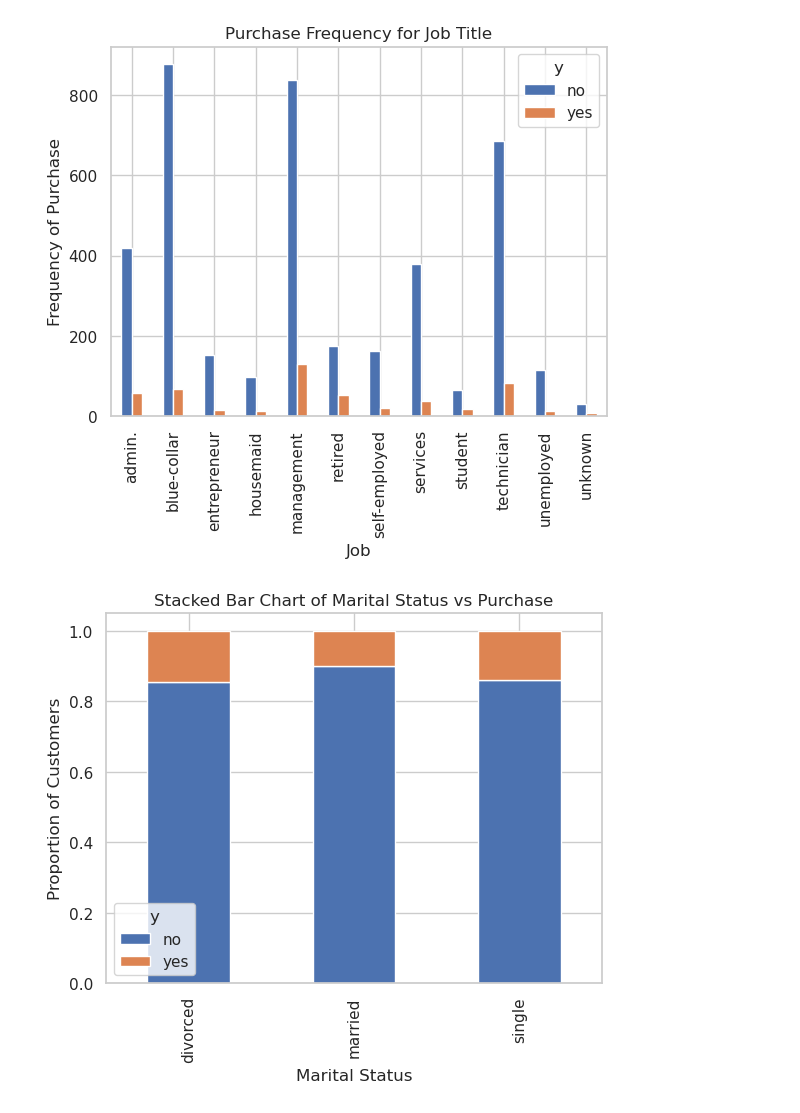
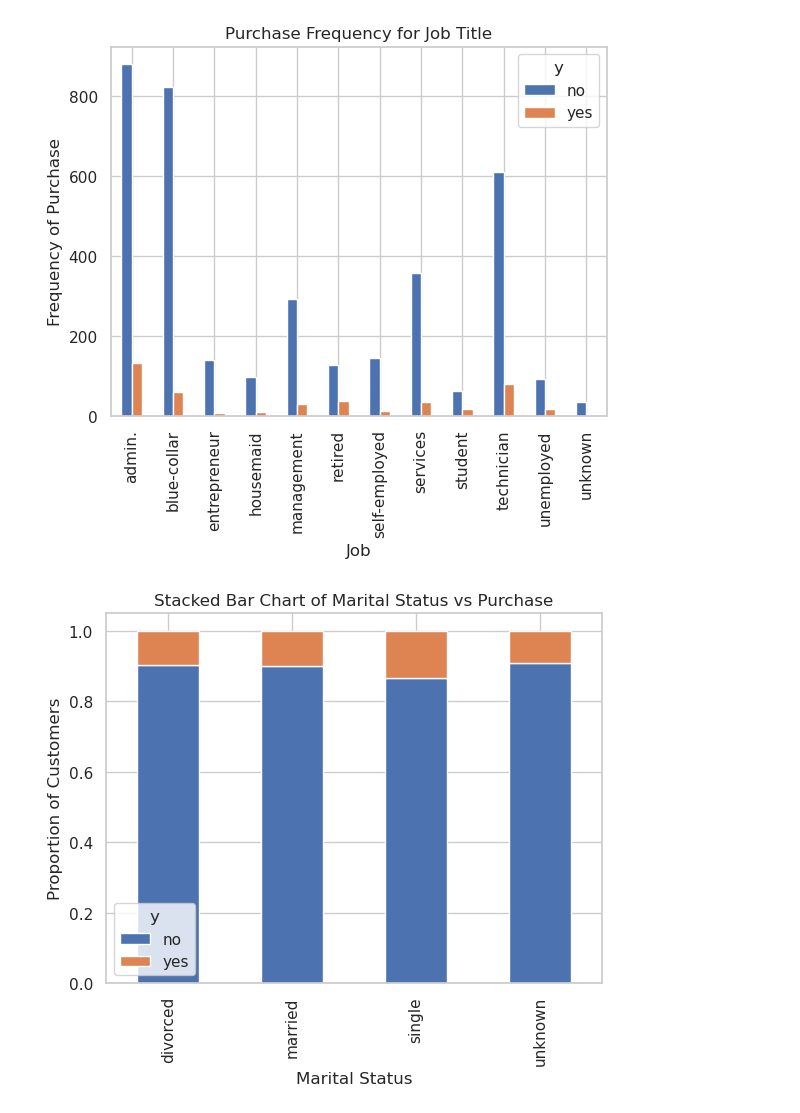
Before and after one commit to armandolezama/data-science-portfolio, a Jupyter notebook: binomial-distribution/binomial-distribution.ipynb, the cells around one changed output. Drawn from its saved outputs; the diff is of its cells as text; code cells hidden in the pictures.

```diff
--- a/binomial-distribution/binomial-distribution.ipynb
+++ b/binomial-distribution/binomial-distribution.ipynb
@@ -12,7 +15,7 @@ import seaborn as sns
 sns.set(style="white")
 sns.set(style="whitegrid", color_codes=True)
 # %%
-data = pd.read_csv('./data/bank.csv', header=0, sep=';')
+data = pd.read_csv('./data/bank-additional.csv', header=0, sep=';')
 data.dropna()
 print(data.shape)
 print(list(data.columns))
@@ -43,0 +35,12 @@ filteredData.head()
+# %%
+data['education'].unique()
+
+# filteredData = data[data['pdays']!= -1]
+
+filteredData = data.copy()
+
+filteredData['education']=np.where(filteredData['education'] =='basic.9y', 'Basic', filteredData['education'])
+filteredData['education']=np.where(filteredData['education'] =='basic.6y', 'Basic', filteredData['education'])
+filteredData['education']=np.where(filteredData['education'] =='basic.4y', 'Basic', filteredData['education'])
+
+filteredData.head()
@@ -115,18 +131,18 @@ filteredData.groupby('education').mean()
 # %%
 %matplotlib inline
-pd.crosstab(data.job,data.y).plot(kind='bar')
+pd.crosstab(filteredData.job,filteredData.y).plot(kind='bar')
 plt.title('Purchase Frequency for Job Title')
 plt.xlabel('Job')
 plt.ylabel('Frequency of Purchase')
 plt.savefig('purchase_fre_job')
 # %% [output]
-[figure, old version]
+[figure, new version]
 # %%
-table=pd.crosstab(data.marital,data.y)
+table=pd.crosstab(filteredData.marital,filteredData.y)
 table.div(table.sum(1).astype(float), axis=0).plot(kind='bar', stacked=True)
 plt.title('Stacked Bar Chart of Marital Status vs Purchase')
 plt.xlabel('Marital Status')
 plt.ylabel('Proportion of Customers')
 plt.savefig('mariral_vs_pur_stack')
 # %% [output]
-[figure, old version]
+[figure, new version]
```
Also changed, not shown: parts of 28 cells of this notebook.
